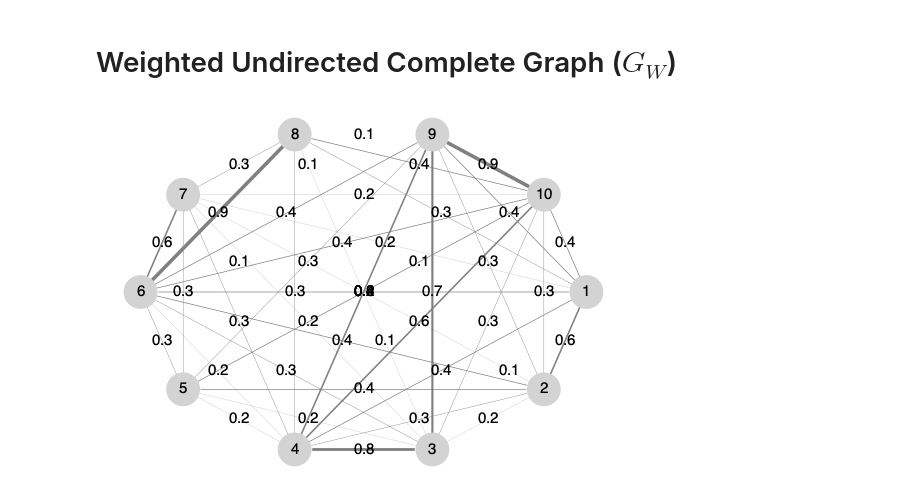
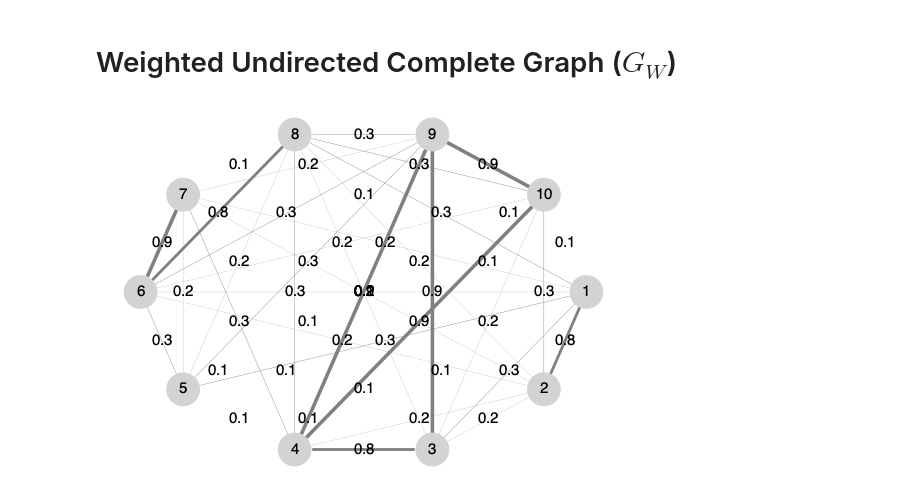
Before and after one commit to mas178/Inaba2024, a Jupyter notebook: notebook/ForPresentation.ipynb, the cells around one changed output. Cells and saved outputs as stored; diff of their text form; code cells hidden in the pictures.

```diff
--- a/notebook/ForPresentation.ipynb
+++ b/notebook/ForPresentation.ipynb
@@ -14,32 +14,32 @@ Fontconfig warning: ignoring UTF-8: not a valid region tag
 # %%
 N = 10
 gW = SimpleWeightedGraph(N)
 
 for x in 1:N
     for y in 1:N
         if x < y
             if (x, y) ∈ [(1, 2), (3, 4), (6, 7), (6, 8), (3, 9), (4, 9), (4, 10), (9, 10)]
-                add_edge!(gW, x, y, rand(0.6:0.1:0.9))
+                add_edge!(gW, x, y, rand(0.8:0.1:0.9))
             else
-                add_edge!(gW, x, y, rand(0.1:0.1:0.4))
+                add_edge!(gW, x, y, rand(0.1:0.1:0.3))
             end
         end
     end
 end
 
 weight_vec = [round(get_weight(gW, e.src, e.dst), digits=2) for e in edges(gW)]
 
 p = gplot(
     gW,
     layout=circular_layout,
     nodelabel=1:N,
     nodefillc=colorant"lightgray",
     edgelabel=weight_vec,
     edgelinewidth=weight_vec.^2,
     edgestrokec=colorant"gray",
 )
 display(p)
-draw(PNG("img/presentation/G_W.png"), p)
+draw(PNG("presentation1.png"), p)
 # %% [output]
-[figure, old version]
+[figure, new version]
 # %% [markdown]
```
Also changed, not shown: parts of 3 cells of this notebook, 3 other files.
